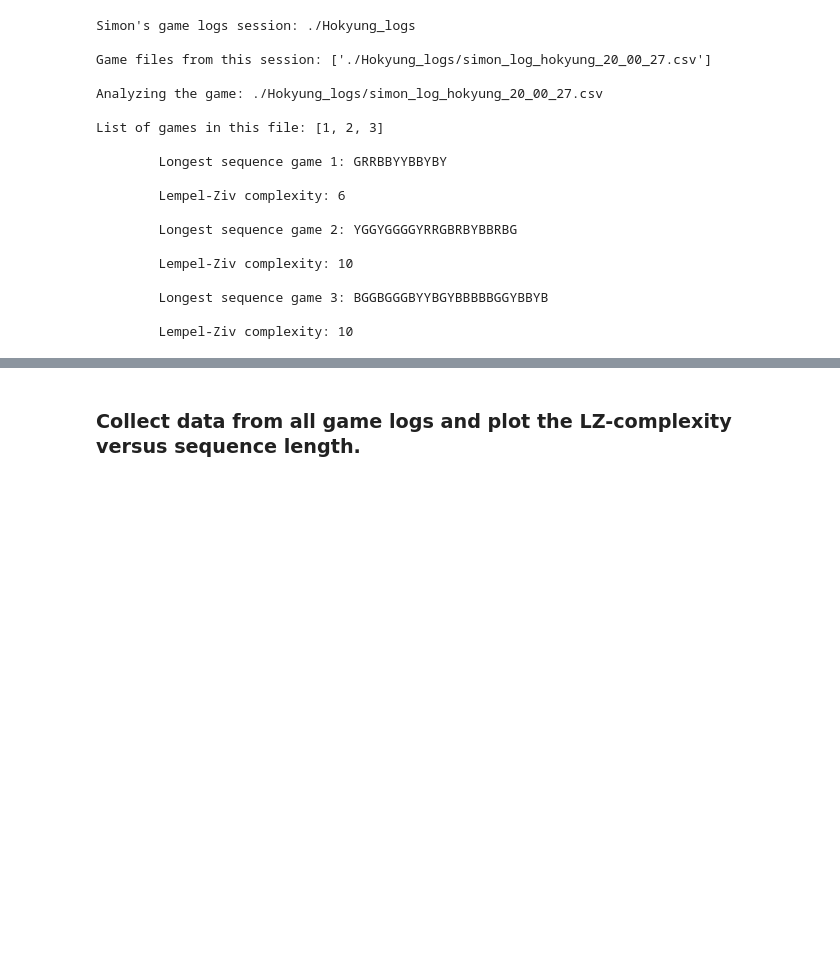
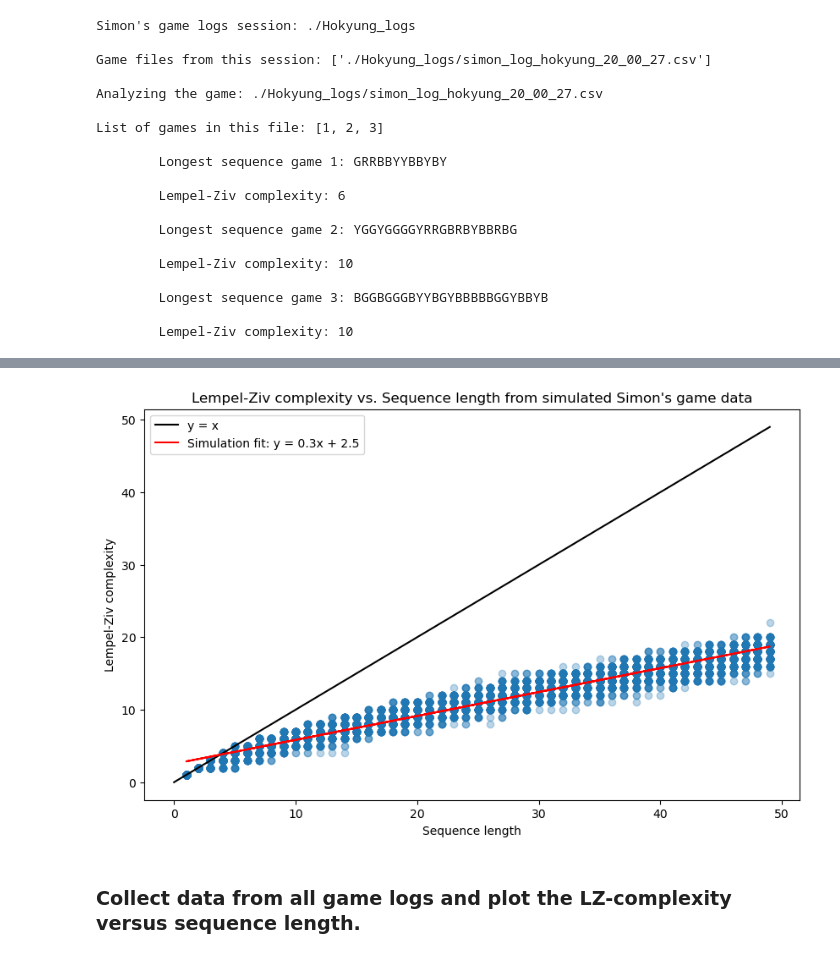
Before and after one commit to qsimeon/PSY1401Projects, a Jupyter notebook: final_project/LempelZivScheme.ipynb, the cells around one changed output, grey strips where cells are left out. Drawn from its saved outputs; the diff is of its cells as text; code cells hidden in the pictures; blank space fills up the shorter version.

```diff
--- a/final_project/LempelZivScheme.ipynb
+++ b/final_project/LempelZivScheme.ipynb
@@ -282,3 +287,46 @@ List of games in this file: [1, 2, 3]
+# %%
+def generate_random_sequence(max_seq_len=100):
+    sequence = "".join(
+        np.random.choice(["B", "G", "R", "Y"], size=np.random.randint(1, max_seq_len))
+    )
+    return sequence
+
+
+# Generate sequences and compute LZ complexity scores
+n = 10000
+max_seq_len = 50
+sequences, lengths, scores = [], [], []
+for _ in range(n):
+    sequence = generate_random_sequence(max_seq_len=max_seq_len)
+    sequences.append(sequence)
+    length = len(sequence)
+    lengths.append(length)
+    score = round(lempel_ziv_complexity(sequence), 3)
+    scores.append(score)
+
+# Plot the results of the simulation
+plt.figure(figsize=(10, 6))
+plt.scatter(lengths, scores, alpha=0.3)
+# Plot y=x line
+max_len = max(lengths)
+plt.plot([0, max_len], [0, max_len], label="y = x", color="k")
+# Calculate best fit line parameters
+a, b = np.polyfit(lengths, scores, 1)
+# Round the slope and intercept to 1 decimal place
+a_rounded = round(a, 1)
+b_rounded = round(b, 1)
+# Create label string for the best fit line
+best_fit_label = f"Simulation fit: y = {a_rounded}x + {b_rounded}"
+# Plot best fit line with the equation in the label
+plt.plot(lengths, a * np.array(lengths) + b, label=best_fit_label, color="red")
+plt.xlabel("Sequence length")
+plt.ylabel("Lempel-Ziv complexity")
+plt.title("Lempel-Ziv complexity vs. Sequence length from simulated Simon's game data")
+# Set legend to only show the y=x line and best fit line
+plt.legend()
+plt.show()
+# %% [output]
+[figure, added]
 # %% [markdown]
 ### Collect data from all game logs and plot the LZ-complexity versus sequence length.
 # %%
```
Also changed, not shown: parts of 6 cells of this notebook.
